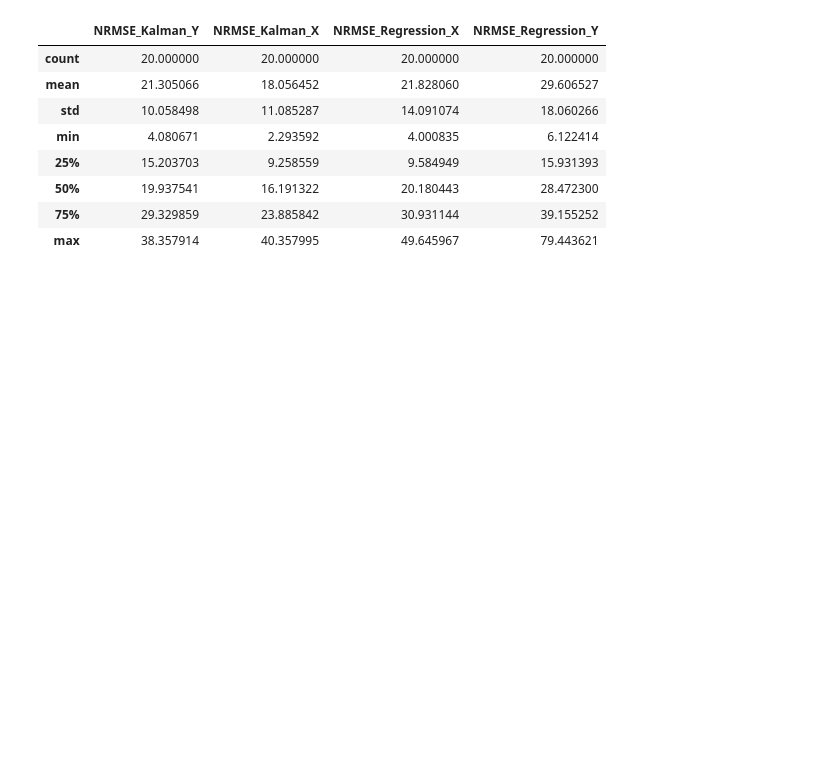
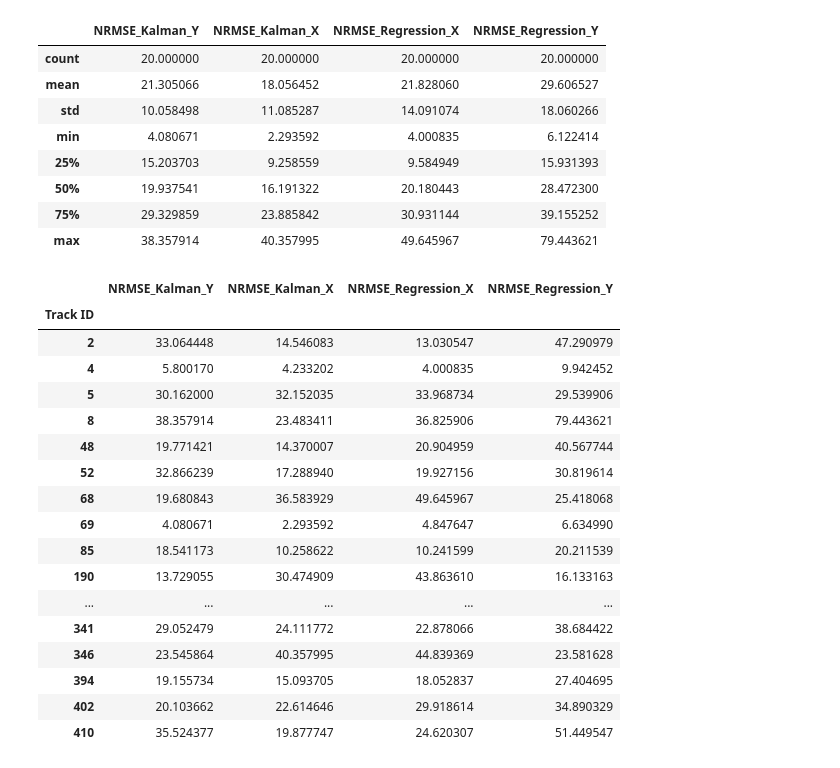
Before and after one commit to Entropy87/Cloud-Movement-and-size-Prediction-Using-AI-methodologies, a Jupyter notebook: Error_trajectory.ipynb, the cells around one changed output. Saved outputs shown, nothing was run; the diff lists cells and outputs as text; code cells hidden in the pictures; blank space fills up the shorter version.

```diff
--- a/Error_trajectory.ipynb
+++ b/Error_trajectory.ipynb
@@ -60,4 +60,25 @@ Descriptive Statistics:
 | 50% | 19.937541 | 16.191322 | 20.180443 | 28.472300 |
 | 75% | 29.329859 | 23.885842 | 30.931144 | 39.155252 |
 | max | 38.357914 | 40.357995 | 49.645967 | 79.443621 |
+# %%
+results
+# %% [output]
+|  | NRMSE_Kalman_Y | NRMSE_Kalman_X | NRMSE_Regression_X | NRMSE_Regression_Y |
+| Track ID |  |  |  |  |
+| 2 | 33.064448 | 14.546083 | 13.030547 | 47.290979 |
+| 4 | 5.800170 | 4.233202 | 4.000835 | 9.942452 |
+| 5 | 30.162000 | 32.152035 | 33.968734 | 29.539906 |
+| 8 | 38.357914 | 23.483411 | 36.825906 | 79.443621 |
+| 48 | 19.771421 | 14.370007 | 20.904959 | 40.567744 |
+| 52 | 32.866239 | 17.288940 | 19.927156 | 30.819614 |
+| 68 | 19.680843 | 36.583929 | 49.645967 | 25.418068 |
+| 69 | 4.080671 | 2.293592 | 4.847647 | 6.634990 |
+| 85 | 18.541173 | 10.258622 | 10.241599 | 20.211539 |
+| 190 | 13.729055 | 30.474909 | 43.863610 | 16.133163 |
+| ... | ... | ... | ... | ... |
+| 341 | 29.052479 | 24.111772 | 22.878066 | 38.684422 |
+| 346 | 23.545864 | 40.357995 | 44.839369 | 23.581628 |
+| 394 | 19.155734 | 15.093705 | 18.052837 | 27.404695 |
+| 402 | 20.103662 | 22.614646 | 29.918614 | 34.890329 |
+| 410 | 35.524377 | 19.877747 | 24.620307 | 51.449547 |
 # %%
```
Also changed, not shown: parts of 1 cell of this notebook, 1 other file.
